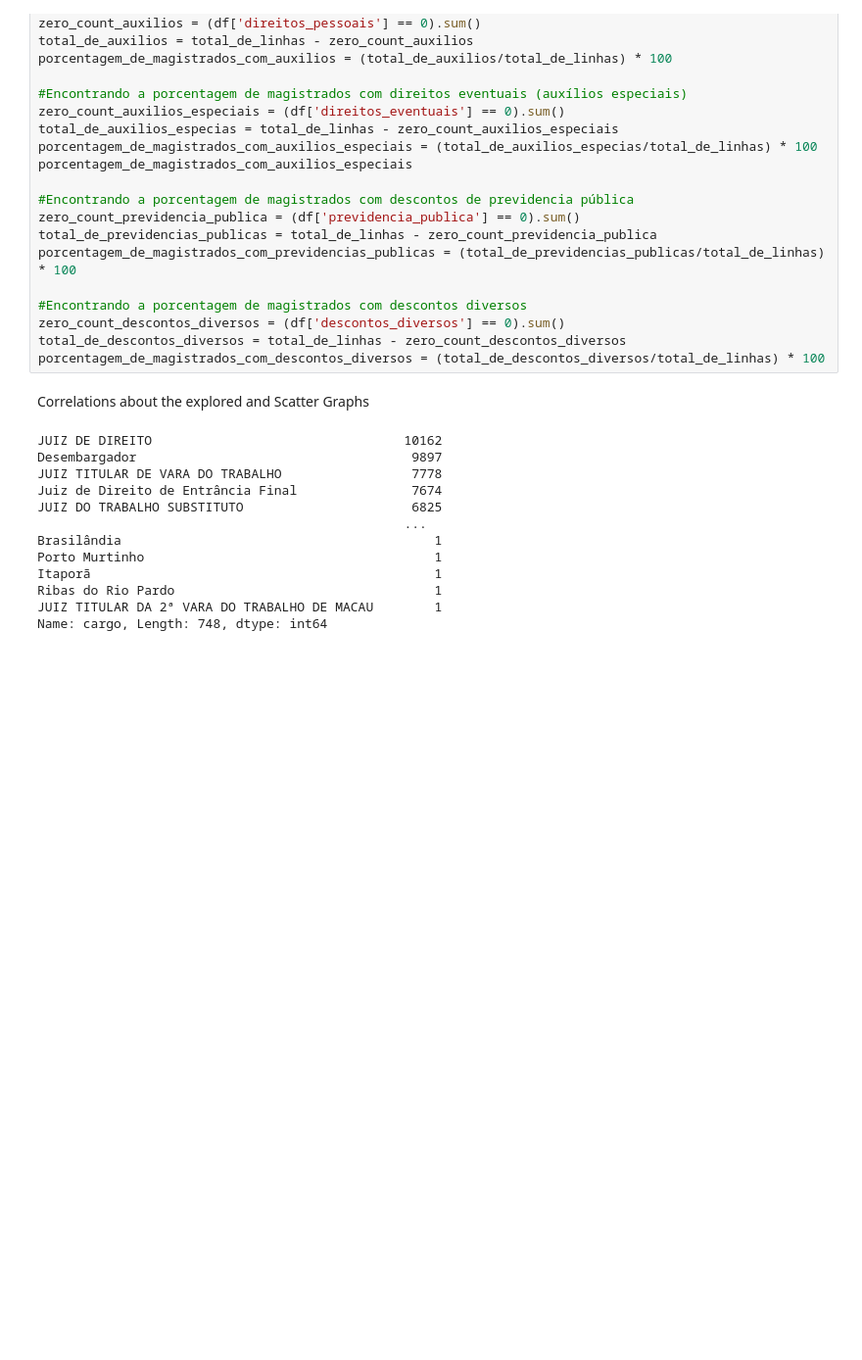
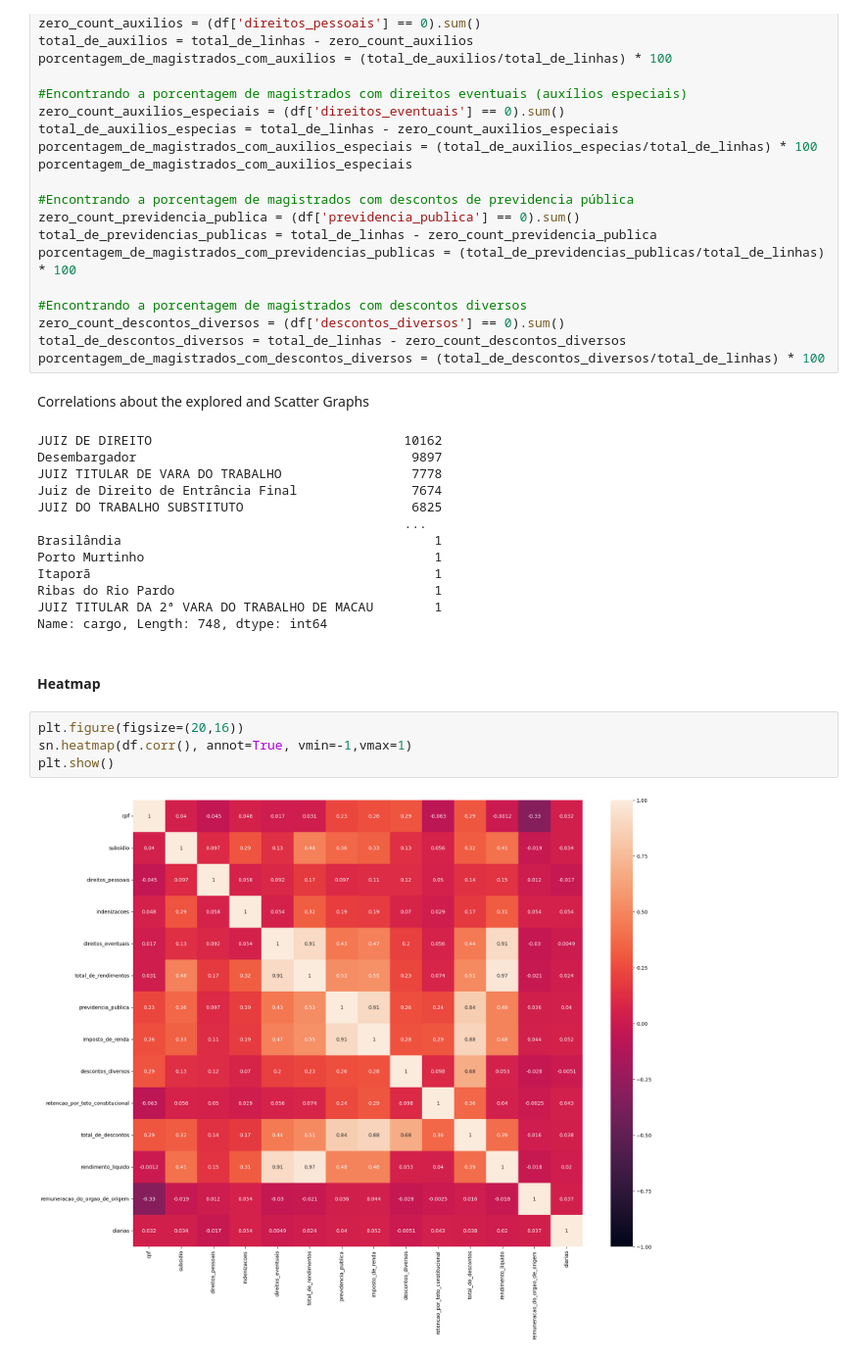
Before and after one commit to ThiagoCGGodoi/CDadosP2, a Jupyter notebook: P2.ipynb, the cells around one changed output. Shown at 98% size. Drawn from its saved outputs; the diff is of its cells as text; blank space fills up the shorter version.

Commit message:
HEATMAP

```diff
--- a/P2.ipynb
+++ b/P2.ipynb
@@ -375,3 +375,11 @@ Itaporã                                             1
 Ribas do Rio Pardo                                  1
 JUIZ TITULAR DA 2ª VARA DO TRABALHO DE MACAU        1
 Name: cargo, Length: 748, dtype: int64
+# %% [markdown]
+#### Heatmap
+# %%
+plt.figure(figsize=(20,16))
+sn.heatmap(df.corr(), annot=True, vmin=-1,vmax=1)
+plt.show()
+# %% [output]
+[figure, added]
```
Also changed, not shown: parts of 1 cell of this notebook.
